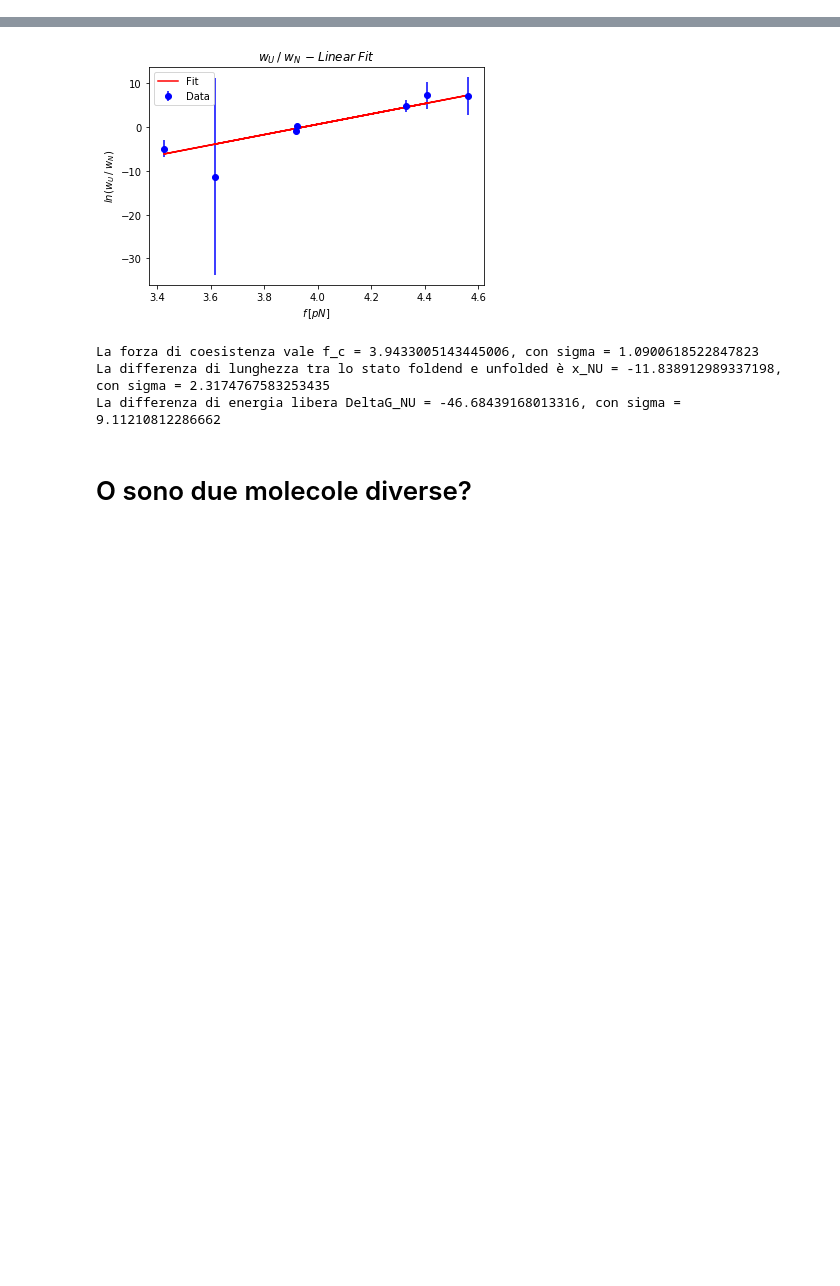
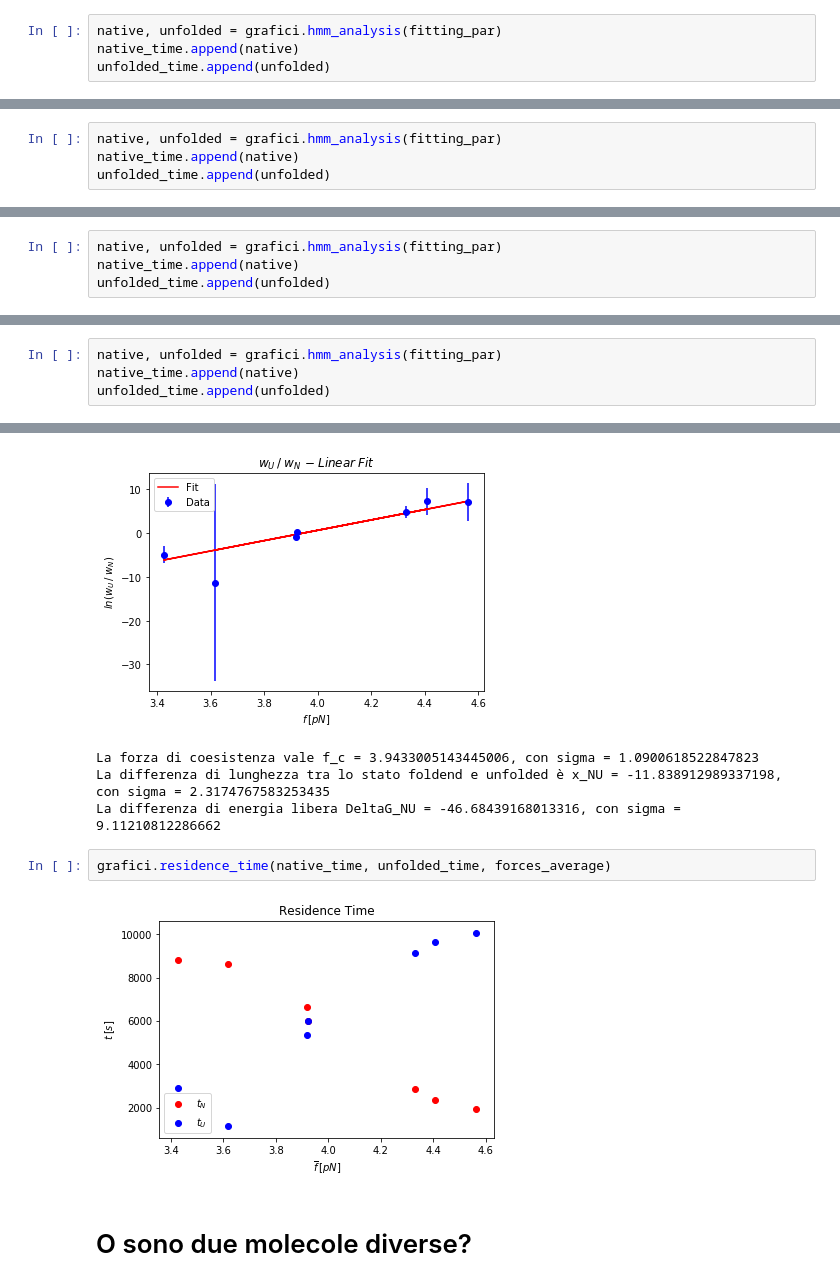
Before and after one commit to RiccardoTancredi/TesiTriennale, a Jupyter notebook: hoppingp5bp5cp.ipynb, the cells around one changed output, grey strips where cells are left out. Drawn from its saved outputs; the diff is of its cells as text; blank space fills up the shorter version.

Commit message:
Graph of residence time
Time interval chosen: 12 sec from time 0 to 12 s
# ToDo: exponential fit of the native_time and unfolded_time lists
# ToDo: sigma DeltaG0
# ToDo: HMM

```diff
--- a/hoppingp5bp5cp.ipynb
+++ b/hoppingp5bp5cp.ipynb
@@ -230,0 +243,4 @@ La molecola sta 8797 sec nello stato nativo e 2907 sec nello stato unfolded
+# %%
+native, unfolded = grafici.hmm_analysis(fitting_par)
+native_time.append(native)
+unfolded_time.append(unfolded)
@@ -281,0 +298,4 @@ La molecola sta 2225 sec nello stato nativo e 11415 sec nello stato unfolded
+# %%
+native, unfolded = grafici.hmm_analysis(fitting_par)
+native_time.append(native)
+unfolded_time.append(unfolded)
@@ -332,0 +353,4 @@ La molecola sta 7617 sec nello stato nativo e 6289 sec nello stato unfolded
+# %%
+native, unfolded = grafici.hmm_analysis(fitting_par)
+native_time.append(native)
+unfolded_time.append(unfolded)
@@ -383,0 +408,4 @@ La molecola sta 6303 sec nello stato nativo e 6487 sec nello stato unfolded
+# %%
+native, unfolded = grafici.hmm_analysis(fitting_par)
+native_time.append(native)
+unfolded_time.append(unfolded)
@@ -416,6 +446,10 @@ x_NU, f_c, DeltaG_NU = grafici.deltaG(w_U, w_N, forces_average, sigma_w_U, sigma
 La forza di coesistenza vale f_c = 3.9433005143445006, con sigma = 1.0900618522847823
 La differenza di lunghezza tra lo stato foldend e unfolded è x_NU = -11.838912989337198, con sigma = 2.3174767583253435
 La differenza di energia libera DeltaG_NU = -46.68439168013316, con sigma = 9.11210812286662
+# %%
+grafici.residence_time(native_time, unfolded_time, forces_average)
+# %% [output]
+[figure, added]
 # %% [markdown]
 # O sono due molecole diverse?
 # %%
```
Also changed, not shown: parts of 17 cells of this notebook, 1 other file.
